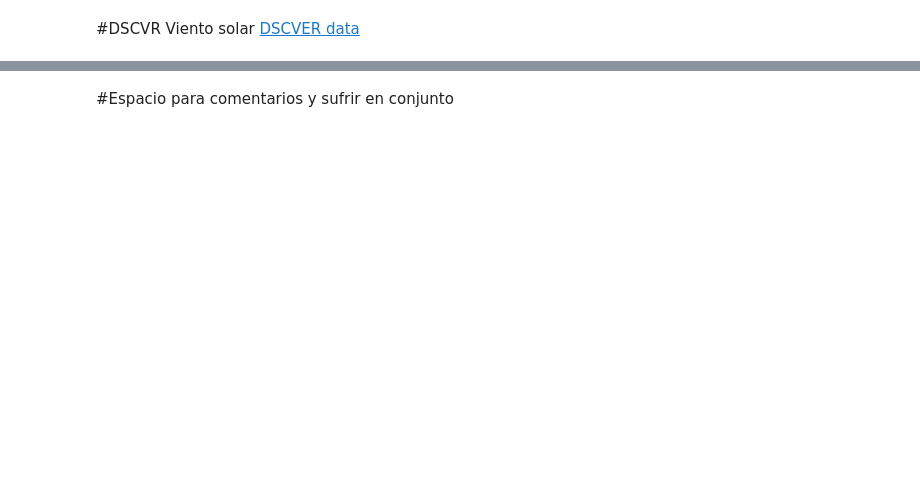
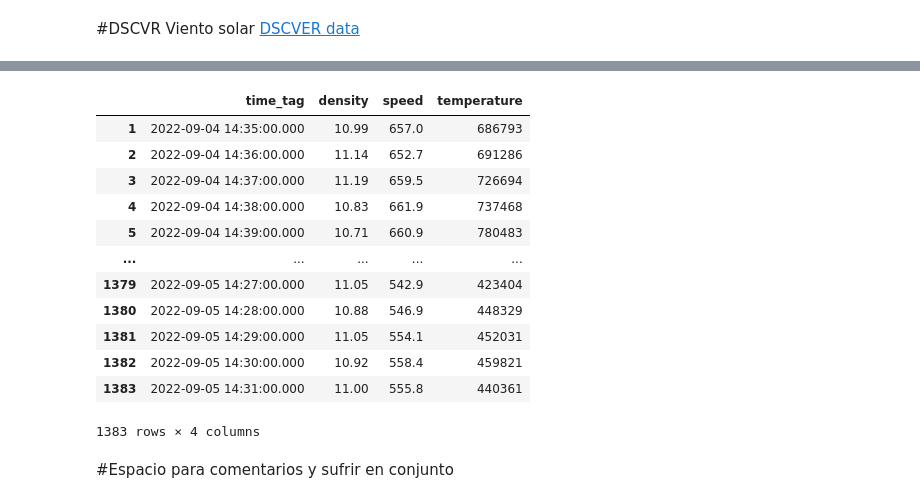
Before and after one commit to JD314/Proyecto-solar, a Jupyter notebook: Proyecto_solar.ipynb, the cells around one changed output, grey strips where cells are left out. Cells and saved outputs as stored; diff of their text form; code cells hidden in the pictures; blank space fills up the shorter version.

```diff
--- a/Proyecto_solar.ipynb
+++ b/Proyecto_solar.ipynb
@@ -61,3 +90,24 @@ Viento solar
+# %%
+plasma_1_day = 'https://services.swpc.noaa.gov/products/solar-wind/plasma-1-day.json'
+df_plasma = pd.read_json(plasma_1_day)
+df_plasma.columns = [df_plasma.iloc[0][i] for i in range(4)]
+
+plasma = pd.read_json(df_plasma.iloc[1:].to_json())
+plasma
+# %% [output]
+|  | time_tag | density | speed | temperature |
+| 1 | 2022-09-04 14:35:00.000 | 10.99 | 657.0 | 686793 |
+| 2 | 2022-09-04 14:36:00.000 | 11.14 | 652.7 | 691286 |
+| 3 | 2022-09-04 14:37:00.000 | 11.19 | 659.5 | 726694 |
+| 4 | 2022-09-04 14:38:00.000 | 10.83 | 661.9 | 737468 |
+| 5 | 2022-09-04 14:39:00.000 | 10.71 | 660.9 | 780483 |
+| ... | ... | ... | ... | ... |
+| 1379 | 2022-09-05 14:27:00.000 | 11.05 | 542.9 | 423404 |
+| 1380 | 2022-09-05 14:28:00.000 | 10.88 | 546.9 | 448329 |
+| 1381 | 2022-09-05 14:29:00.000 | 11.05 | 554.1 | 452031 |
+| 1382 | 2022-09-05 14:30:00.000 | 10.92 | 558.4 | 459821 |
+| 1383 | 2022-09-05 14:31:00.000 | 11.00 | 555.8 | 440361 |
+1383 rows × 4 columns
 # %% [markdown]
 #Espacio para comentarios y sufrir en conjunto
 # %%
```
Also changed, not shown: parts of 7 cells of this notebook.
